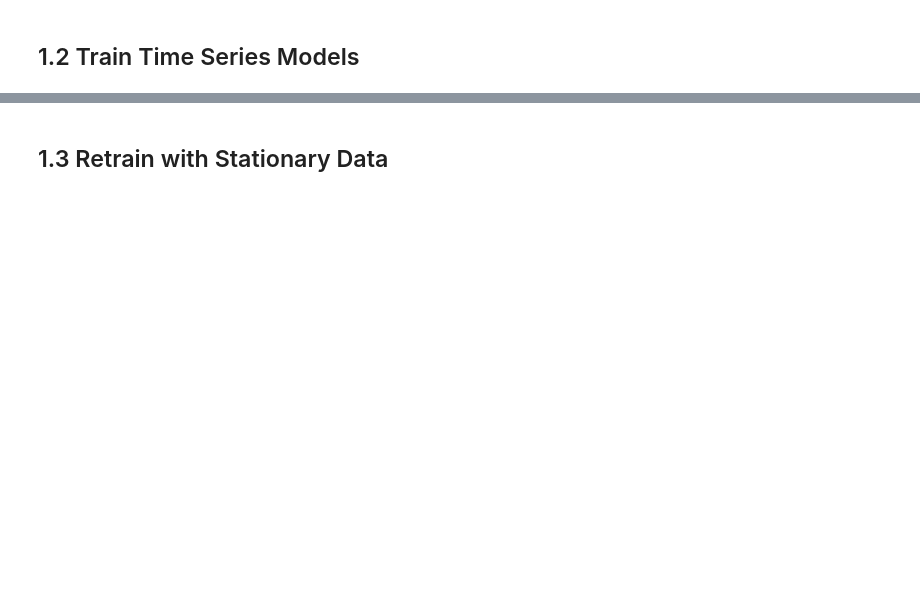
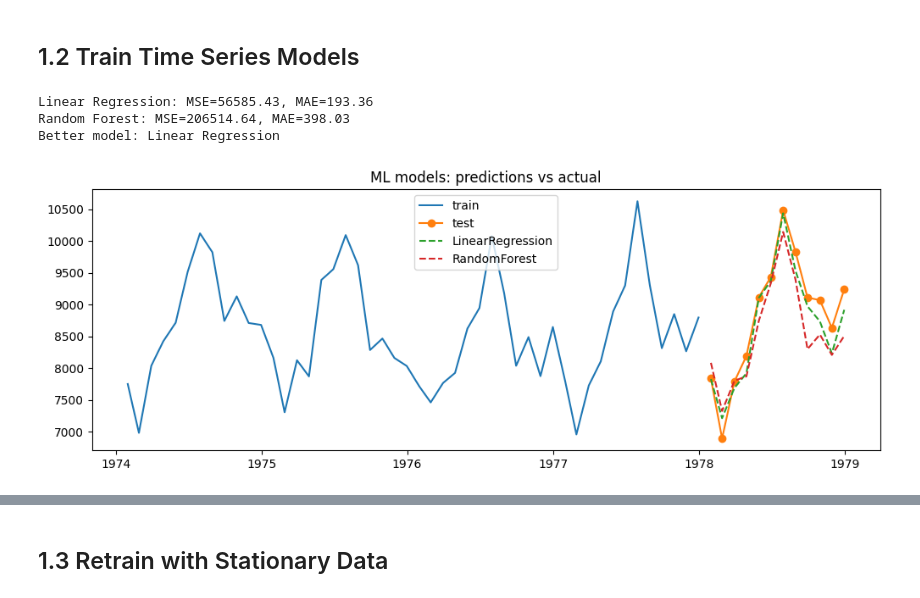
Before and after one commit to V8-Luky/time, a Jupyter notebook: notebooks/11_Exercise.ipynb, the cells around one changed output, grey strips where cells are left out. Saved outputs shown, nothing was run; the diff lists cells and outputs as text; code cells hidden in the pictures; blank space fills up the shorter version.

```diff
--- a/notebooks/11_Exercise.ipynb
+++ b/notebooks/11_Exercise.ipynb
@@ -24,2 +85,41 @@ accidental_deaths = dataset = sm.datasets.get_rdataset("USAccDeaths", "datasets"
 # %% [markdown]
 ## 1.2 Train Time Series Models
+# %%
+features = ['month_sin', 'month_cos', 'lag1', 'lag12', 'roll3', 'ewm3']
+X_train = train[features]
+y_train = train['y']
+X_test = test[features]
+y_test = test['y']
+
+# Fit models
+lr = LinearRegression().fit(X_train, y_train)
+rf = RandomForestRegressor(n_estimators=200, random_state=42).fit(X_train, y_train)
+
+# Predictions and evaluation
+lr_pred = lr.predict(X_test)
+rf_pred = rf.predict(X_test)
+
+lr_mse = mean_squared_error(y_test, lr_pred)
+rf_mse = mean_squared_error(y_test, rf_pred)
+
+lr_mae = mean_absolute_error(y_test, lr_pred)
+rf_mae = mean_absolute_error(y_test, rf_pred)
+
+print(f"Linear Regression: MSE={lr_mse:.2f}, MAE={lr_mae:.2f}")
+print(f"Random Forest: MSE={rf_mse:.2f}, MAE={rf_mae:.2f}")
+print("Better model:", "Linear Regression" if rf_mse >= lr_mse else "Random Forest")
+
+# Plot
+fig, ax = plt.subplots(figsize=(12,4))
+ax.plot(train.index, train['y'], label='train')
+ax.plot(test.index, test['y'], label='test', marker='o')
+ax.plot(test.index, lr_pred, label='LinearRegression', linestyle='--')
+ax.plot(test.index, rf_pred, label='RandomForest', linestyle='--')
+ax.set_title('ML models: predictions vs actual')
+ax.legend()
+plt.show()
+# %% [output]
+Linear Regression: MSE=56585.43, MAE=193.36
+Random Forest: MSE=206514.64, MAE=398.03
+Better model: Linear Regression
+[figure, added]
```
Also changed, not shown: parts of 12 cells of this notebook.
